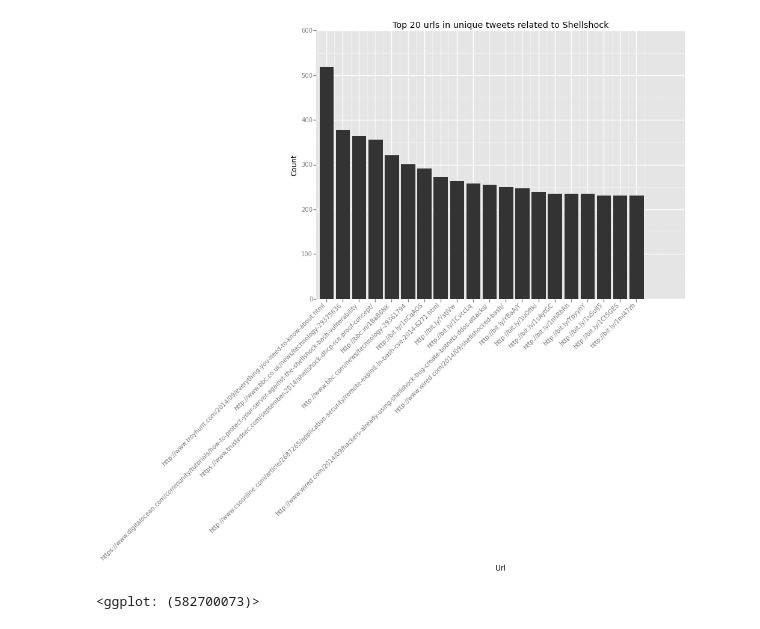
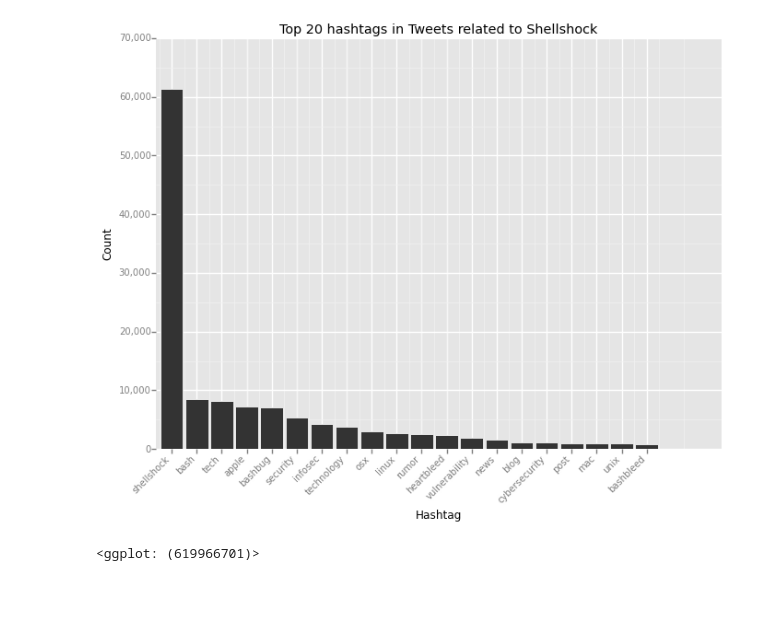
Before and after one commit to bhaskarvk/ShellShockAnalysis, a Jupyter notebook: Analysis of Shellshock Tweets.ipynb, the cells around one changed output. Saved outputs shown, nothing was run; the diff lists cells and outputs as text; code cells hidden in the pictures; blank space fills up the shorter version.

```diff
--- a/Analysis of Shellshock Tweets.ipynb
+++ b/Analysis of Shellshock Tweets.ipynb
@@ -94,14 +126,15 @@ ggplot(uniqtweetsDF.sort(columns='retweet_count',ascending=False)[0:20].reset_in
 # %%
-# Top 20 Hashtags in Tweets & Retweets
-all_tags = pd.Series([ht for hts in tweetsDF['hashtags']
-                        for ht in hts.split(" ")])
-all_tags = all_tags[all_tags.map(len) > 0]
-all_tags.reset_index(drop=True, inplace=True)
+# Helper function to plot hashtags, urls.
+def plotTopNAttrs(df, listKey, attrKey, howMany):
+    all_attrs = pd.Series([attr for attrs in df[listKey]
+                            for attr in attrs.split(" ")])
+    all_attrs = all_attrs[all_attrs.map(len) > 0] #Discard blank ones
+    all_attrs.reset_index(drop=True, inplace=True)
 
-top_100_hts = pd.value_counts(all_tags)[:100]
-top_100_hts = top_100_hts.reset_index()
-top_100_hts.columns = ['hashtag', 'count']
-ggplot(top_100_hts[:20], aes(x='factor(hashtag)', y='count')) + \
-    geom_bar(stat='identity') + scale_y_continuous(labels='comma') + \
-    theme(axis_text_x=element_text(angle=45, hjust=1)) + xlab('Hashtag') + \
-    ylab('Count') + ggtitle('Top 20 hashtags in all tweets related to Shellshock')
+    top_N = pd.value_counts(all_attrs)[:howMany]
+    top_N = top_N.reset_index()
+    top_N.columns = [attrKey, 'count']
+    return ggplot(top_N, aes(x='factor('+attrKey+')', y='count')) + \
+        geom_bar(stat='identity') + scale_y_continuous(labels='comma') + \
+        theme(axis_text_x=element_text(angle=45, hjust=1)) + xlab(attrKey.capitalize()) + \
+        ylab('Count') + ggtitle('Top {0} {1} in Tweets related to Shellshock'.format(howMany,listKey))
@@ -145,17 +141,6 @@ ggplot(top_100_urls[:20], aes(x='factor(url)', y='count')) + \
-# %%
-# Top 20 urls in Unique Tweets
-all_urls = pd.Series([url for urls in uniqtweetsDF['urls']
-                        for url in urls.split(" ")])
-all_urls = all_urls[all_urls.map(len) > 0]
-all_urls.reset_index(drop=True, inplace=True)
-
-top_100_urls = pd.value_counts(all_urls)[:100]
-top_100_urls = top_100_urls.reset_index()
-top_100_urls.columns = ['url', 'count']
-ggplot(top_100_urls[:20], aes(x='factor(url)', y='count')) + \
-    geom_bar(stat='identity') + scale_y_continuous(labels='comma') + \
-    theme(axis_text_x=element_text(angle=45, hjust=1)) + xlab('Url') + \
-    ylab('Count') + ggtitle('Top 20 urls in unique tweets related to Shellshock')
-# %% [output]
-[figure, removed]
-<ggplot: (582700073)>
+# %%
+# Plot Top 20 hashtags in Tweets (including retweets)
+plotTopNAttrs(tweetsDF, 'hashtags', 'hashtag', 20)
+# %% [output]
+[figure, added]
+<ggplot: (619966701)>
```
Also changed, not shown: parts of 20 cells of this notebook, 1 other file.
